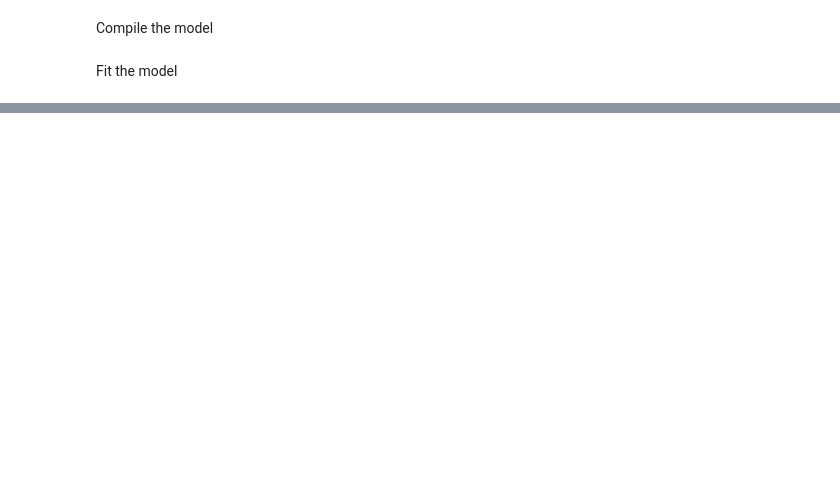
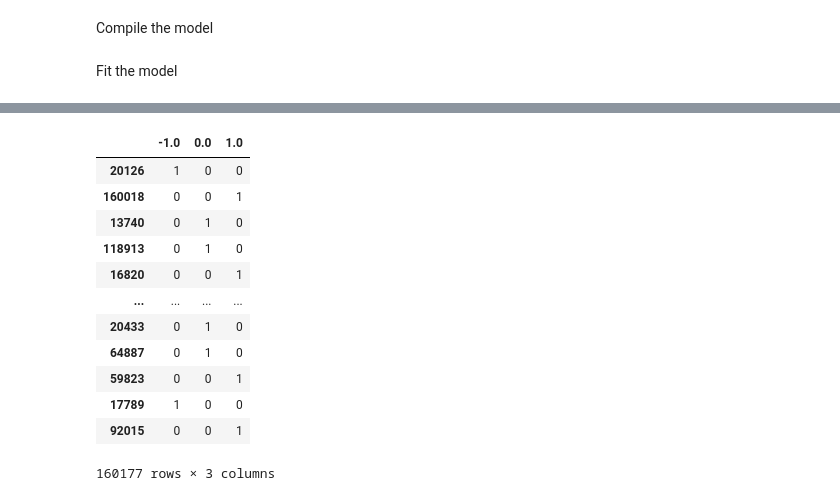
Before and after one commit to vin-rmdn/cancelled, a Jupyter notebook: notebook/Sentiment_Analyis.ipynb, the cells around one changed output, grey strips where cells are left out. Saved outputs shown, nothing was run; the diff lists cells and outputs as text; code cells hidden in the pictures; blank space fills up the shorter version.

```diff
--- a/notebook/Sentiment_Analyis.ipynb
+++ b/notebook/Sentiment_Analyis.ipynb
@@ -206 +226,17 @@ Fit the model
+# %%
+pd.get_dummies(train['category'])
+# %% [output]
+|  | -1.0 | 0.0 | 1.0 |
+| 20126 | 1 | 0 | 0 |
+| 160018 | 0 | 0 | 1 |
+| 13740 | 0 | 1 | 0 |
+| 118913 | 0 | 1 | 0 |
+| 16820 | 0 | 0 | 1 |
+| ... | ... | ... | ... |
+| 20433 | 0 | 1 | 0 |
+| 64887 | 0 | 1 | 0 |
+| 59823 | 0 | 0 | 1 |
+| 17789 | 1 | 0 | 0 |
+| 92015 | 0 | 0 | 1 |
+160177 rows × 3 columns
 # %%
```
Also changed, not shown: parts of 22 cells of this notebook.
